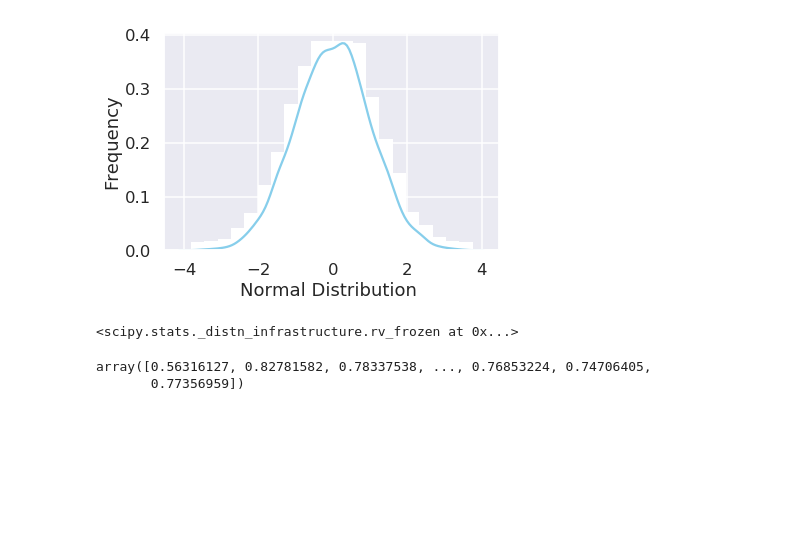
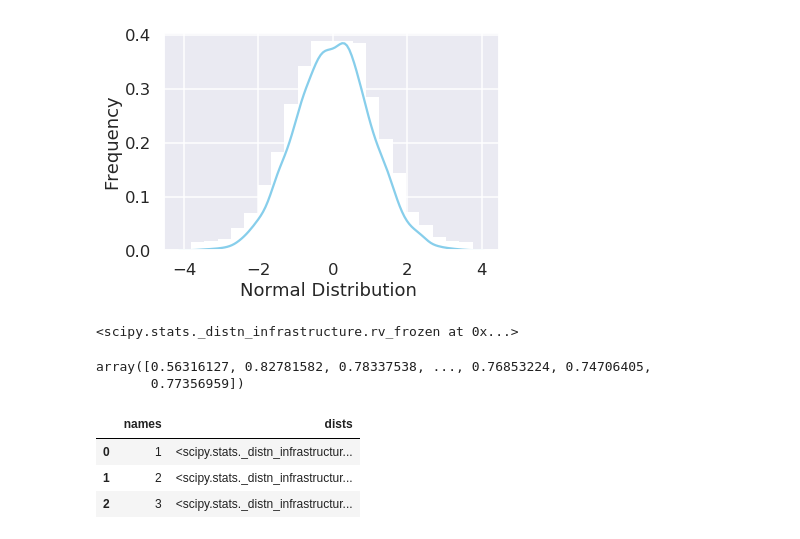
Before and after one commit to deppen8/prospect, a Jupyter notebook: notebooks/distribution_dev.ipynb, the cells around one changed output. Saved outputs shown, nothing was run; the diff lists cells and outputs as text; code cells hidden in the pictures; blank space fills up the shorter version.

Commit message:
test putting scipy dist object in df

```diff
--- a/notebooks/distribution_dev.ipynb
+++ b/notebooks/distribution_dev.ipynb
@@ -62,3 +62,15 @@ b_dist.rvs(size=10000)
 # %% [output]
 array([0.56316127, 0.82781582, 0.78337538, ..., 0.76853224, 0.74706405,
        0.77356959])
+# %%
+dists = [b_dist]*3
+# %%
+import pandas as pd
+names = [1, 2, 3]
+# %%
+pd.DataFrame({'names': names, 'dists': dists})
+# %% [output]
+|  | names | dists |
+| 0 | 1 | <scipy.stats._distn_infrastructur... |
+| 1 | 2 | <scipy.stats._distn_infrastructur... |
+| 2 | 3 | <scipy.stats._distn_infrastructur... |
```
